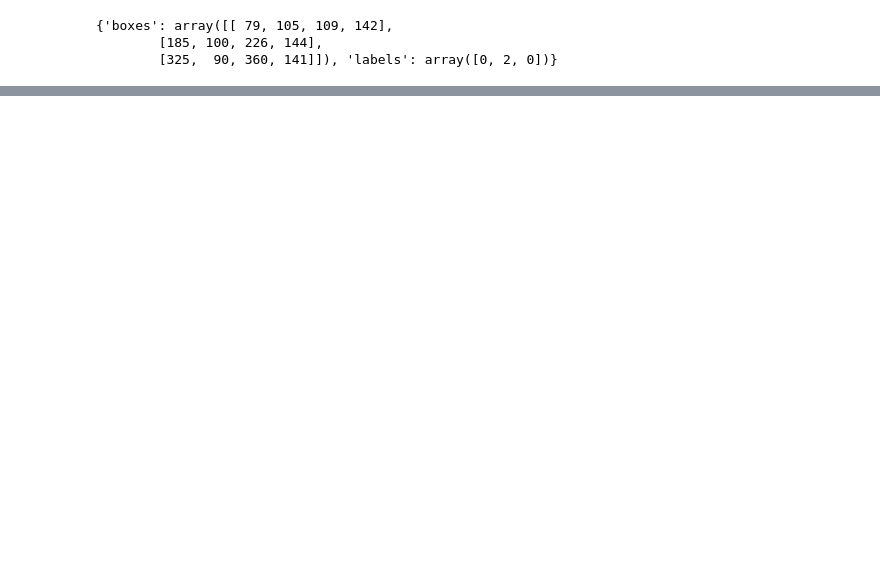
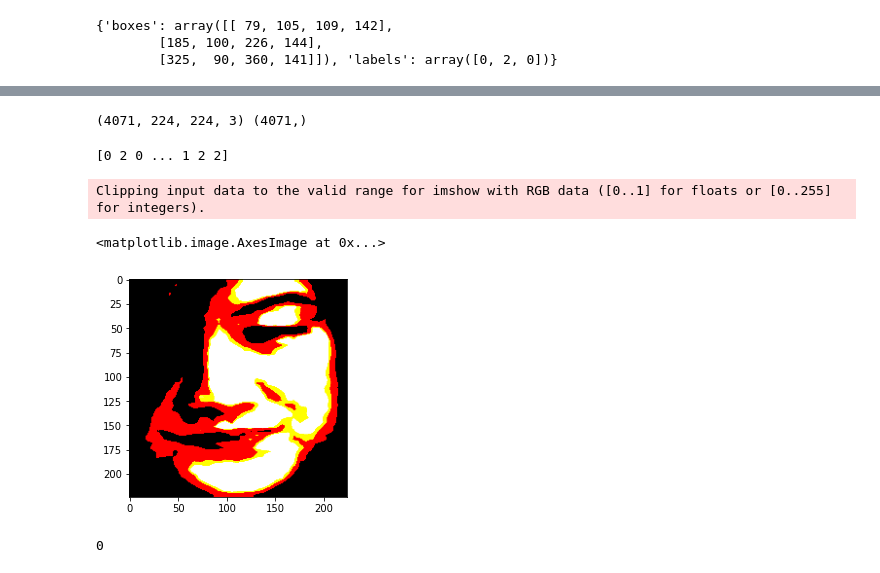
Before and after one commit to sunilkonatham/basicPythonForDataScience, a Jupyter notebook: Computer_vision_case_study.ipynb, the cells around one changed output, grey strips where cells are left out. Cells and saved outputs as stored; diff of their text form; code cells hidden in the pictures; blank space fills up the shorter version.

```diff
--- a/Computer_vision_case_study.ipynb
+++ b/Computer_vision_case_study.ipynb
@@ -96,0 +101,41 @@ np.sum(persons_number)
+# %%
+face_images =[]
+face_labels =[]
+
+image_size = 224
+#Google about zip and enumerate
+for i, path in enumerate(images):
+  images_loaded = cv2.imread(images_path +'/'+ path)
+  #print(i)
+  #print(images_path +'/' +path)
+  for j in range(0, persons_number[i]):
+    face_loc = target_number[i]['boxes'][j]
+
+    #print(face_loc[1])
+    temp_face = images_loaded[face_loc[1]:face_loc[3],face_loc[0]:face_loc[2]]
+    temp_face = cv2.resize(temp_face, (image_size, image_size))
+    temp_face = preprocess_input(temp_face)
+    face_images.append(temp_face)
+    face_labels.append(target_number[i]['labels'][j])
+
+face_images = np.array(face_images)
+face_labels = np.array(face_labels)
+
+print(face_images.shape, face_labels.shape)
+# %% [output]
+(4071, 224, 224, 3) (4071,)
+# %%
+print(face_labels)
+# %% [output]
+[0 2 0 ... 1 2 2]
+# %%
+
+plt.imshow(face_images[2])
+# %% [output]
+Clipping input data to the valid range for imshow with RGB data ([0..1] for floats or [0..255] for integers).
+<matplotlib.image.AxesImage at 0x...>
+[figure, added]
+# %%
+face_labels[2]
+# %% [output]
+0
```
Also changed, not shown: parts of 8 cells of this notebook.
